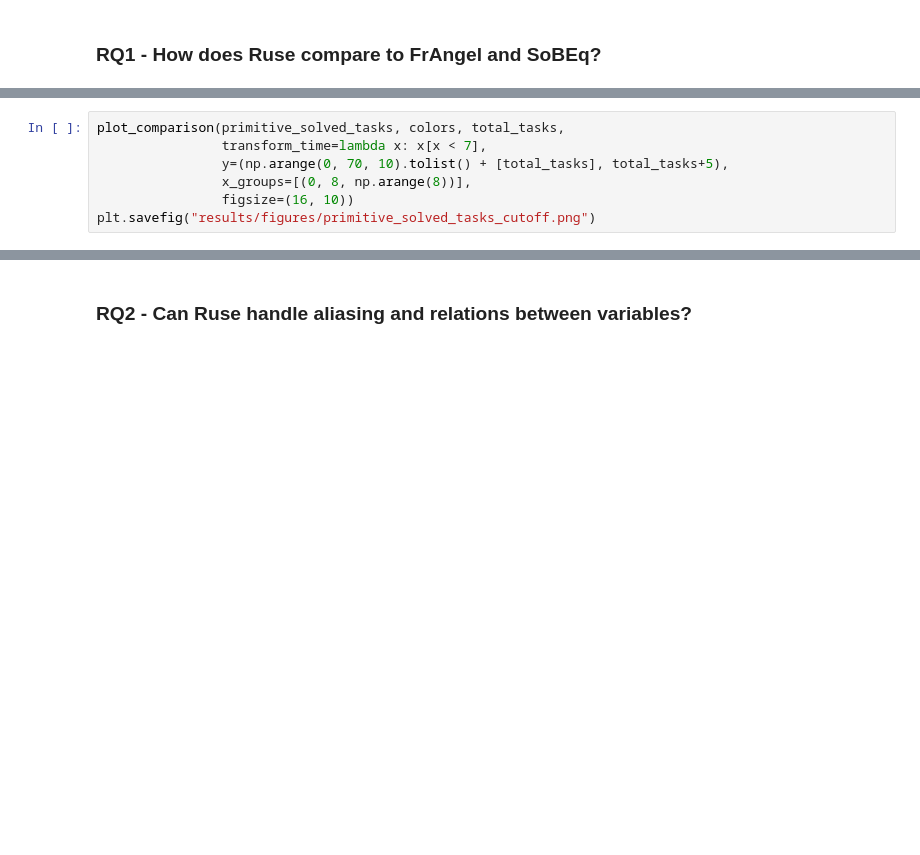
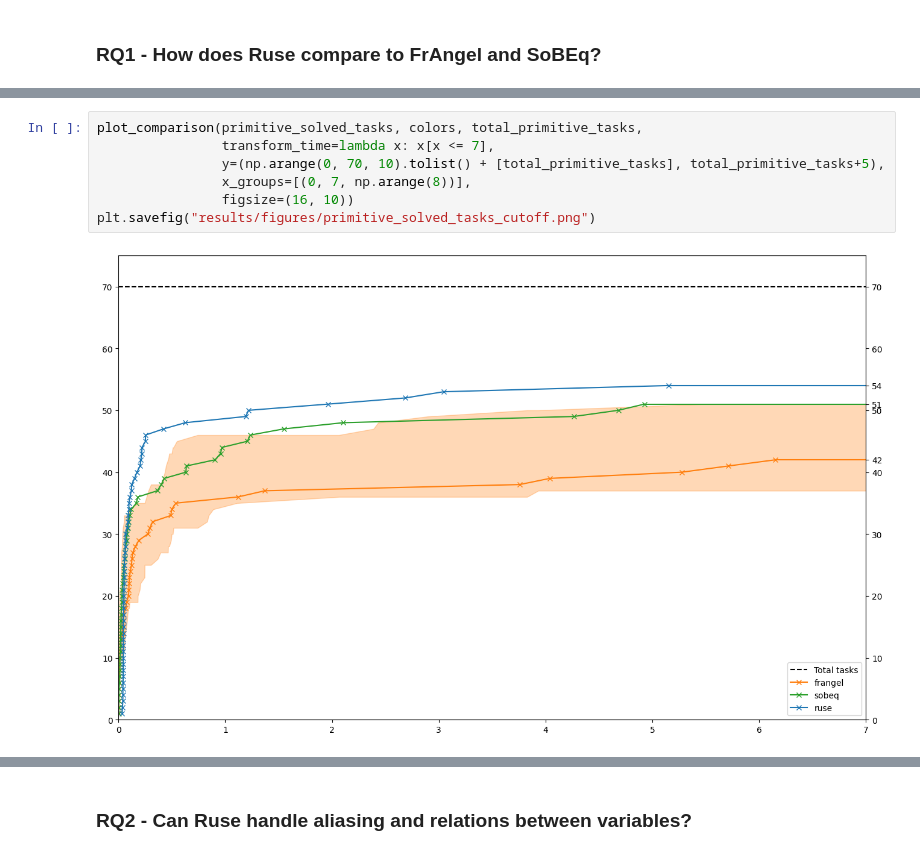
Before and after one commit to DaAnIV/Ruse, a Jupyter notebook: experiments/experiments.ipynb, the cells around one changed output, grey strips where cells are left out. Cells and saved outputs as stored; diff of their text form; blank space fills up the shorter version.

```diff
--- a/experiments/experiments.ipynb
+++ b/experiments/experiments.ipynb
@@ -390,10 +529,12 @@ plt.savefig("results/figures/primitive_solved_tasks.png")
 # %%
-plot_comparison(primitive_solved_tasks, colors, total_tasks,
-                transform_time=lambda x: x[x < 7],
-                y=(np.arange(0, 70, 10).tolist() + [total_tasks], total_tasks+5),
-                x_groups=[(0, 8, np.arange(8))],
+plot_comparison(primitive_solved_tasks, colors, total_primitive_tasks,
+                transform_time=lambda x: x[x <= 7],
+                y=(np.arange(0, 70, 10).tolist() + [total_primitive_tasks], total_primitive_tasks+5),
+                x_groups=[(0, 7, np.arange(8))],
                 figsize=(16, 10))
 plt.savefig("results/figures/primitive_solved_tasks_cutoff.png")
+# %% [output]
+[figure, added]
 # %%
 oop_solved_tasks = {"frangel": frangel_oop_solved_tasks,
                     "ruse": ruse_full_oop_solved_tasks}
```
Also changed, not shown: parts of 19 cells of this notebook.
